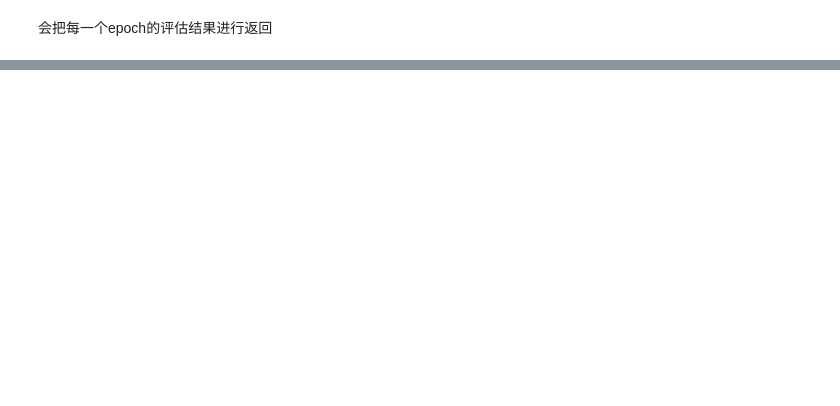
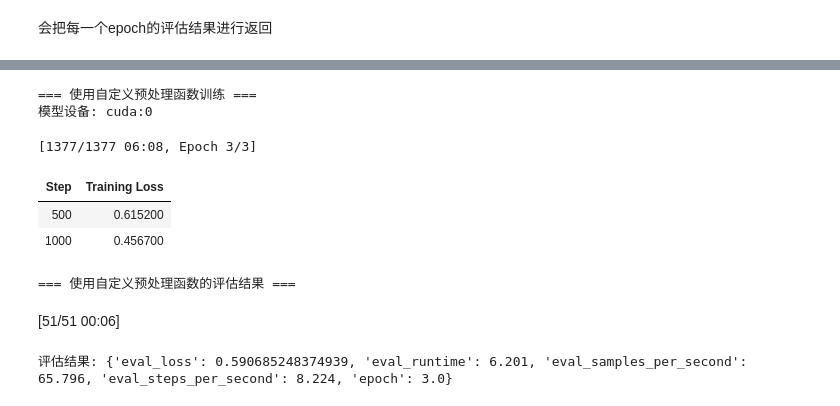
Before and after one commit to QiYueran-source/GraduationThesis, a Jupyter notebook: docs/学习文档/ltw/2-Finetuning/模型基本训练方法.ipynb, the cells around one changed output, grey strips where cells are left out. Saved outputs shown, nothing was run; the diff lists cells and outputs as text; code cells hidden in the pictures; blank space fills up the shorter version.

```diff
--- a/docs/学习文档/ltw/2-Finetuning/模型基本训练方法.ipynb
+++ b/docs/学习文档/ltw/2-Finetuning/模型基本训练方法.ipynb
@@ -392,0 +441,20 @@ TrainOutput(global_step=1377, training_loss=0.3254097583247166, metrics={'train_
+# %%
+# 对比实验：使用自定义预处理函数训练模型
+from transformers import TrainingArguments, Trainer
+
+# 使用自定义的 collate_fn
+training_args_custom = TrainingArguments("test-trainer-custom")
+model_custom = AutoModelForSequenceClassification.from_pretrained(checkpoint, num_labels=2)
+model_custom = model_custom.to(device)
+print(f"模型已加载到: {next(model_custom.parameters()).device}")
+
+trainer_custom = Trainer(
+    model_custom,
+    training_args_custom,
+    train_dataset=tokenized_datasets["train"],
+    eval_dataset=tokenized_datasets["validation"],
+    data_collator=custom_collate_fn,  # 使用自定义的预处理函数
+    tokenizer=tokenizer,
+)
+
+print("使用自定义预处理函数的 Trainer 已创建")
@@ -392,0 +468,20 @@ TrainOutput(global_step=1377, training_loss=0.3254097583247166, metrics={'train_
+# %%
+# 训练并评估（使用自定义预处理）
+print("=== 使用自定义预处理函数训练 ===")
+print(f"模型设备: {next(trainer_custom.model.parameters()).device}")
+trainer_custom.train()
+
+# 评估
+print("\n=== 使用自定义预处理函数的评估结果 ===")
+eval_results_custom = trainer_custom.evaluate()
+print(f"评估结果: {eval_results_custom}")
+# %% [output]
+=== 使用自定义预处理函数训练 ===
+模型设备: cuda:0
+[1377/1377 06:08, Epoch 3/3]
+| Step | Training Loss |
+| 500 | 0.615200 |
+| 1000 | 0.456700 |
+=== 使用自定义预处理函数的评估结果 ===
+[51/51 00:06]
+评估结果: {'eval_loss': 0.590685248374939, 'eval_runtime': 6.201, 'eval_samples_per_second': 65.796, 'eval_steps_per_second': 8.224, 'epoch': 3.0}
```
Also changed, not shown: parts of 20 cells of this notebook.
